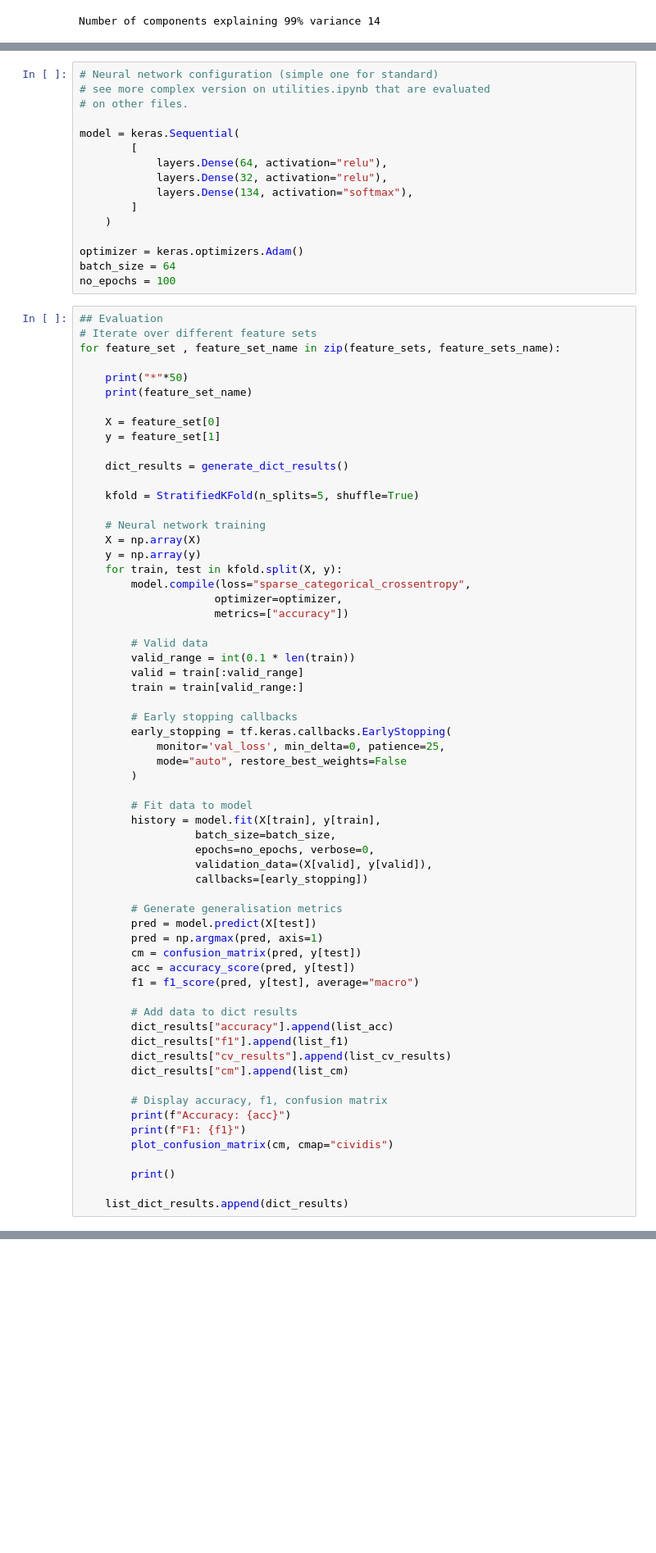
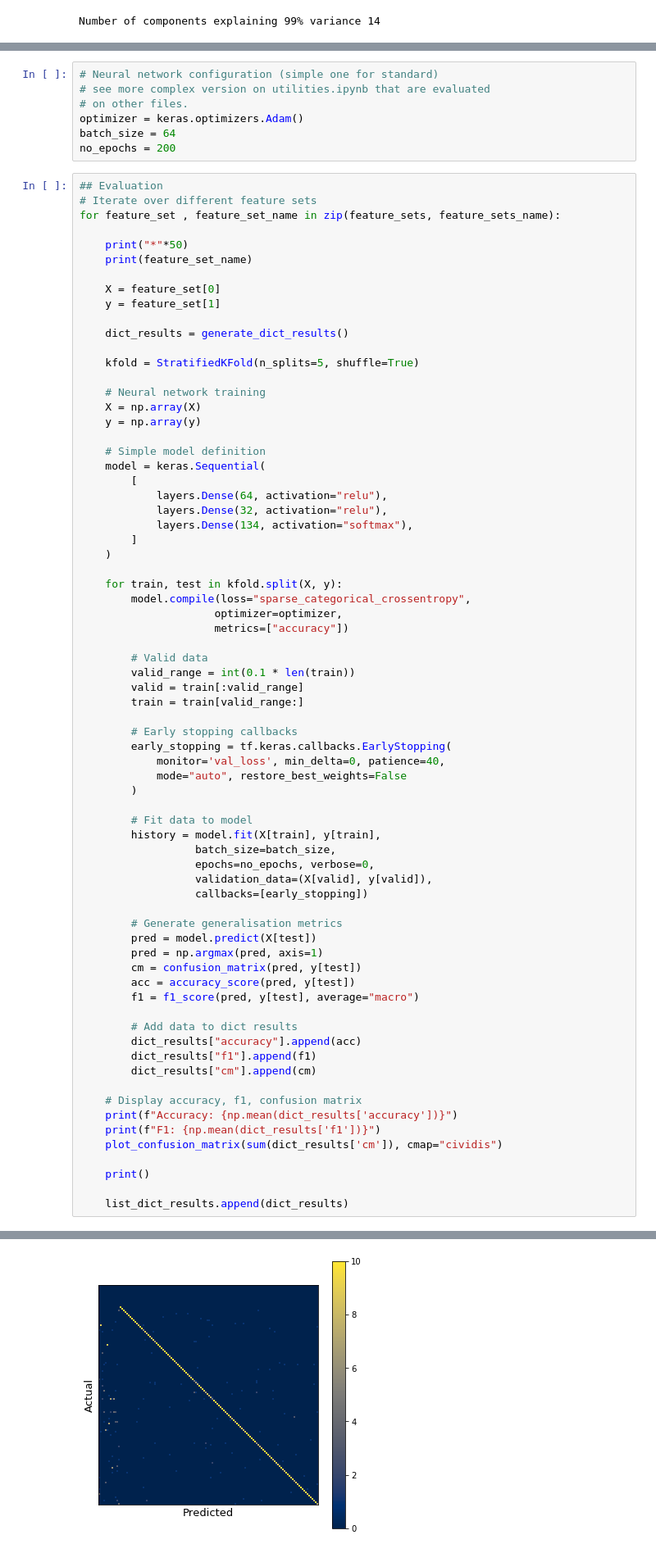
Before and after one commit to maleakhiw/shell-feature-extraction, a Jupyter notebook: notebooks/Standard Feature Extraction.ipynb, the cells around one changed output, grey strips where cells are left out. Shown at 82% size. Cells and saved outputs as stored; diff of their text form; blank space fills up the shorter version.

```diff
--- a/notebooks/Standard Feature Extraction.ipynb
+++ b/notebooks/Standard Feature Extraction.ipynb
@@ -209,18 +247,9 @@ feature_sets_name = [
 # Neural network configuration (simple one for standard)
 # see more complex version on utilities.ipynb that are evaluated
 # on other files.
-
-model = keras.Sequential(
-        [
-            layers.Dense(64, activation="relu"),
-            layers.Dense(32, activation="relu"),
-            layers.Dense(134, activation="softmax"),
-        ]
-    )
-
 optimizer = keras.optimizers.Adam()
 batch_size = 64
-no_epochs = 100
+no_epochs = 200
 # %%
 ## Evaluation
 # Iterate over different feature sets
@@ -239,6 +268,16 @@ for feature_set , feature_set_name in zip(feature_sets, feature_sets_name):
     # Neural network training
     X = np.array(X)
     y = np.array(y)
+
+    # Simple model definition
+    model = keras.Sequential(
+        [
+            layers.Dense(64, activation="relu"),
+            layers.Dense(32, activation="relu"),
+            layers.Dense(134, activation="softmax"),
+        ]
+    )
+
     for train, test in kfold.split(X, y):
         model.compile(loss="sparse_categorical_crossentropy",
                      optimizer=optimizer,
@@ -251,7 +290,7 @@ for feature_set , feature_set_name in zip(feature_sets, feature_sets_name):
 
         # Early stopping callbacks
         early_stopping = tf.keras.callbacks.EarlyStopping(
-            monitor='val_loss', min_delta=0, patience=25,
+            monitor='val_loss', min_delta=0, patience=40,
             mode="auto", restore_best_weights=False
         )
 
@@ -270,16 +309,16 @@ for feature_set , feature_set_name in zip(feature_sets, feature_sets_name):
         f1 = f1_score(pred, y[test], average="macro")
 
         # Add data to dict results
-        dict_results["accuracy"].append(list_acc)
-        dict_results["f1"].append(list_f1)
-        dict_results["cv_results"].append(list_cv_results)
-        dict_results["cm"].append(list_cm)
+        dict_results["accuracy"].append(acc)
+        dict_results["f1"].append(f1)
+        dict_results["cm"].append(cm)
 
-        # Display accuracy, f1, confusion matrix
-        print(f"Accuracy: {acc}")
-        print(f"F1: {f1}")
-        plot_confusion_matrix(cm, cmap="cividis")
+    # Display accuracy, f1, confusion matrix
+    print(f"Accuracy: {np.mean(dict_results['accuracy'])}")
+    print(f"F1: {np.mean(dict_results['f1'])}")
+    plot_confusion_matrix(sum(dict_results['cm']), cmap="cividis")
 
-        print()
+    print()
 
     list_dict_results.append(dict_results)
+# %% [output]
@@ -285,0 +329 @@ for feature_set , feature_set_name in zip(feature_sets, feature_sets_name):
+[figure, added]
```
Also changed, not shown: parts of 3 cells of this notebook.
